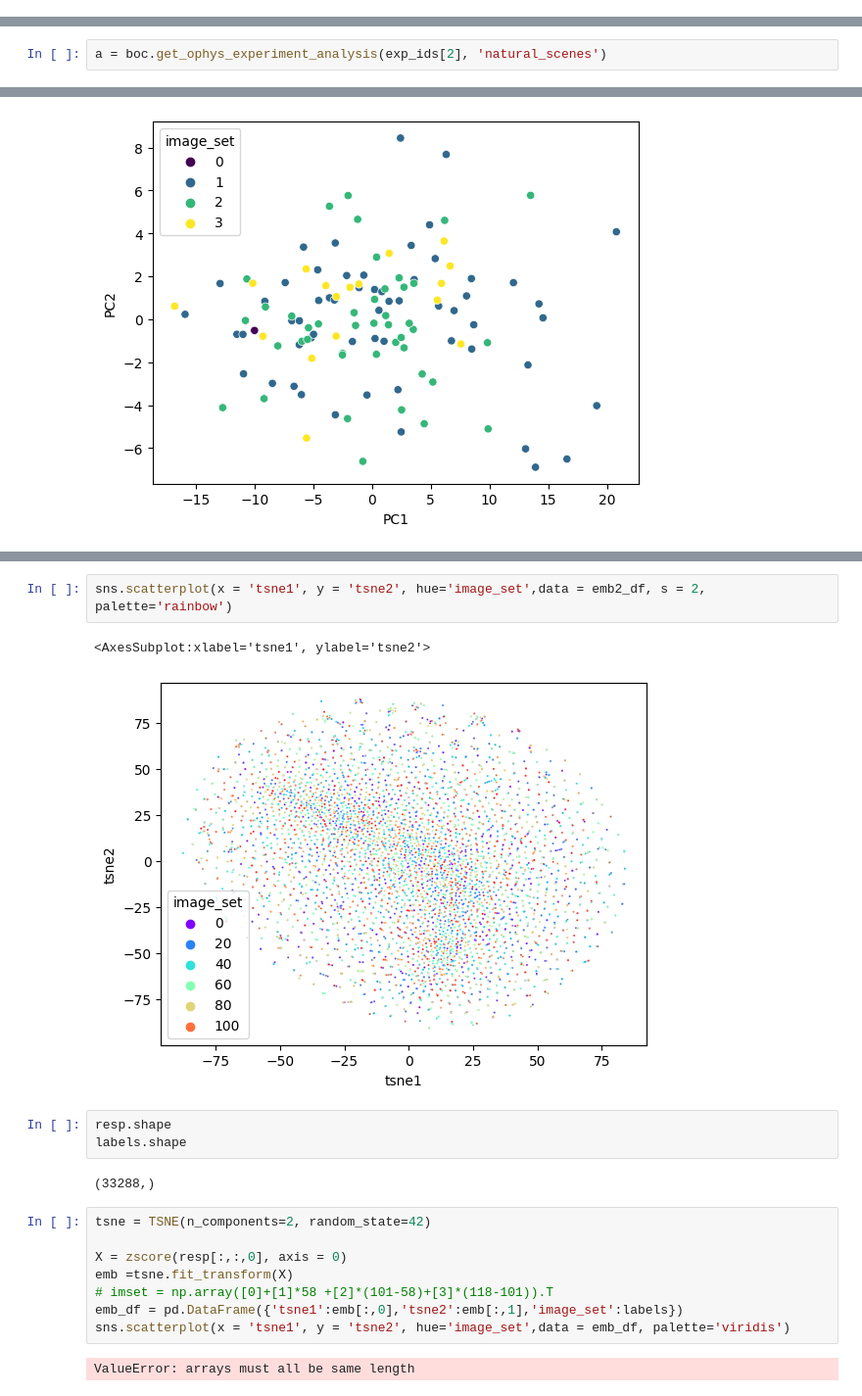
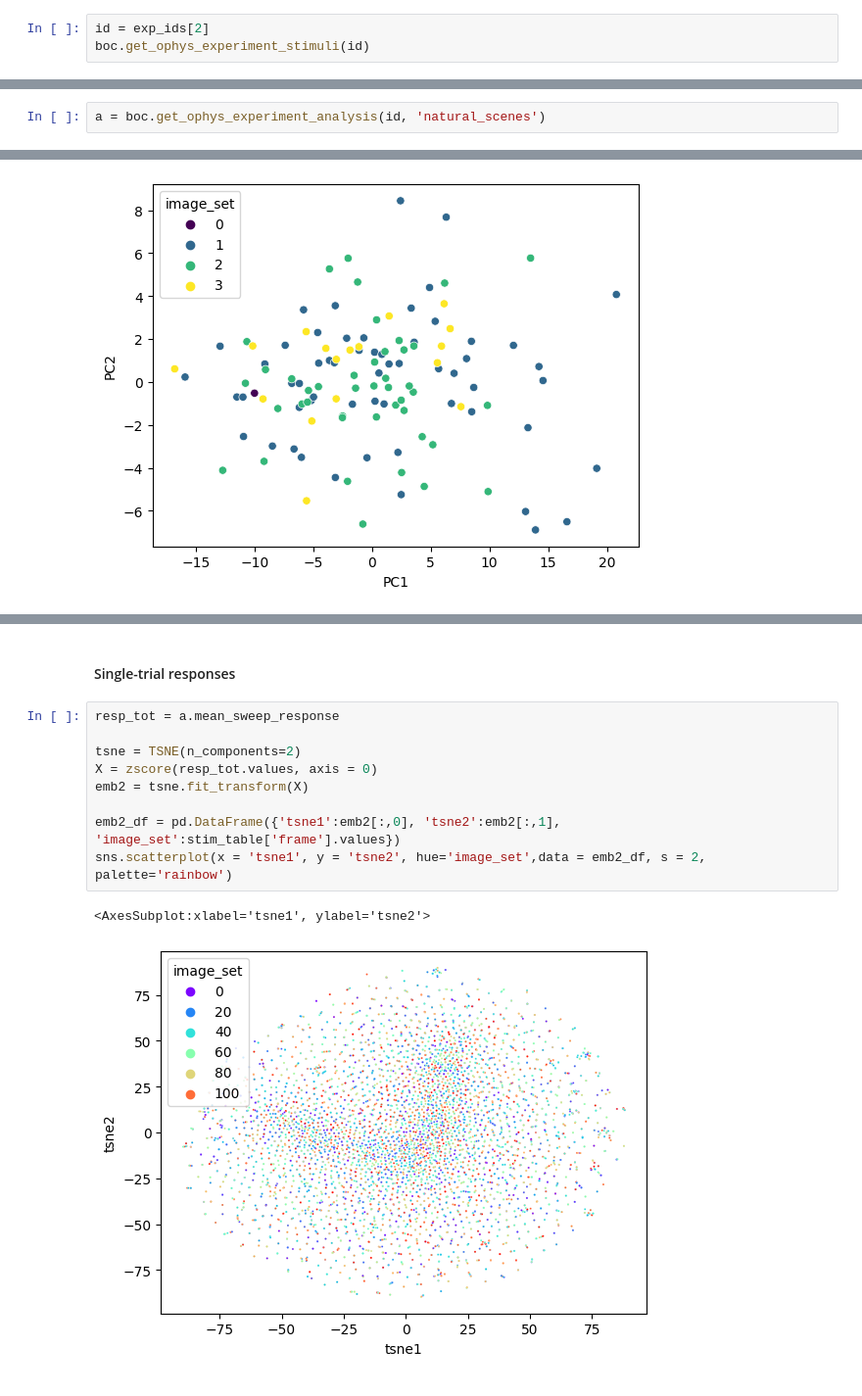
Before and after one commit to valtot/Explore_AllenBrainObservatory, a Jupyter notebook: NaturalImages.ipynb, the cells around one changed output, grey strips where cells are left out. Shown: that part at 98% size. Saved outputs shown, nothing was run; the diff lists cells and outputs as text.

Commit message:
new plots

```diff
--- a/NaturalImages.ipynb
+++ b/NaturalImages.ipynb
@@ -44,0 +59,3 @@ exp_ids = exp_ids[:20]
+# %%
+id = exp_ids[2]
+boc.get_ophys_experiment_stimuli(id)
@@ -86,2 +88,2 @@ a.mean_sweep_response
 # %%
-a = boc.get_ophys_experiment_analysis(exp_ids[2], 'natural_scenes')
+a = boc.get_ophys_experiment_analysis(id, 'natural_scenes')
@@ -332,20 +153,14 @@ sns.scatterplot(x = 'tsne1', y = 'tsne2', hue='image_set',data = emb2_df, s = 2,
-# %%
-sns.scatterplot(x = 'tsne1', y = 'tsne2', hue='image_set',data = emb2_df, s = 2, palette='rainbow')
-# %% [output]
-<AxesSubplot:xlabel='tsne1', ylabel='tsne2'>
-[figure, removed]
-# %%
-resp.shape
-labels.shape
-# %% [output]
-(33288,)
-# %%
-tsne = TSNE(n_components=2, random_state=42)
-
-X = zscore(resp[:,:,0], axis = 0)
-emb =tsne.fit_transform(X)
-# imset = np.array([0]+[1]*58 +[2]*(101-58)+[3]*(118-101)).T
-emb_df = pd.DataFrame({'tsne1':emb[:,0],'tsne2':emb[:,1],'image_set':labels})
-sns.scatterplot(x = 'tsne1', y = 'tsne2', hue='image_set',data = emb_df, palette='viridis')
-# %% [output]
-ValueError: arrays must all be same length
+# %% [markdown]
+#### Single-trial responses
+# %%
+resp_tot = a.mean_sweep_response
+
+tsne = TSNE(n_components=2)
+X = zscore(resp_tot.values, axis = 0)
+emb2 = tsne.fit_transform(X)
+
+emb2_df = pd.DataFrame({'tsne1':emb2[:,0], 'tsne2':emb2[:,1], 'image_set':stim_table['frame'].values})
+sns.scatterplot(x = 'tsne1', y = 'tsne2', hue='image_set',data = emb2_df, s = 2, palette='rainbow')
+# %% [output]
+<AxesSubplot:xlabel='tsne1', ylabel='tsne2'>
+[figure, added]
```
Also changed, not shown: parts of 55 cells of this notebook, 2 other files.
